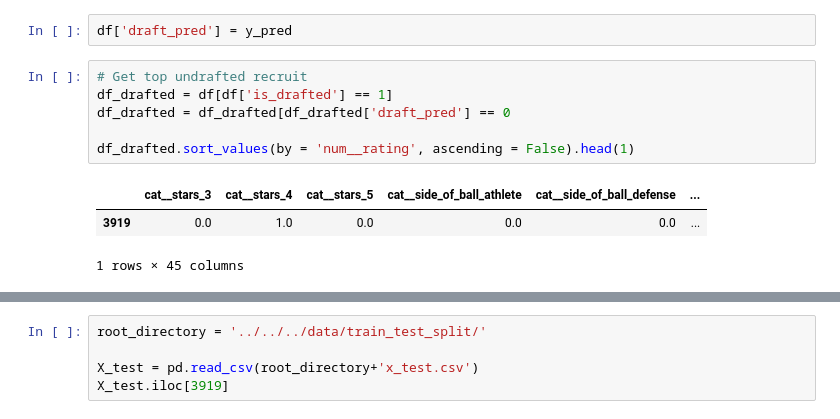
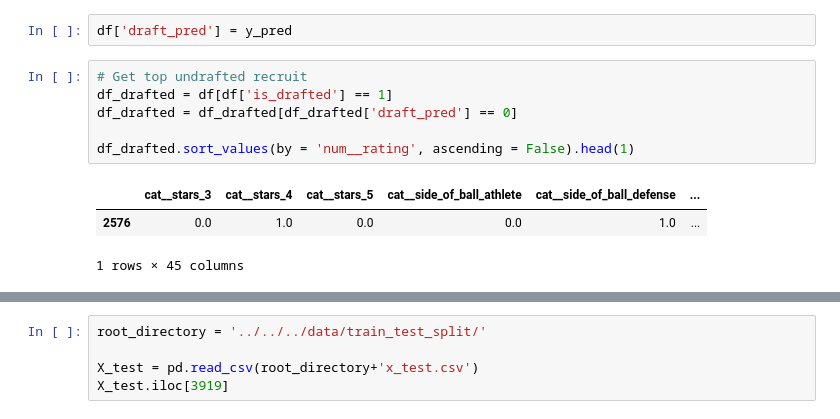
Before and after one commit to chrismca13/CFB_draft_propensity, a Jupyter notebook: notebooks/SupervisedLearning/RandomForest/Failure_Analysis.ipynb, the cells around one changed output, grey strips where cells are left out. Cells and saved outputs as stored; diff of their text form.

```diff
--- a/notebooks/SupervisedLearning/RandomForest/Failure_Analysis.ipynb
+++ b/notebooks/SupervisedLearning/RandomForest/Failure_Analysis.ipynb
@@ -82,12 +82,12 @@ df['draft_pred'] = y_pred
 # %%
 # Get top undrafted recruit
 df_drafted = df[df['is_drafted'] == 1]
-df_drafted = df_drafted[df_drafted['draft_pred'] == 0
+df_drafted = df_drafted[df_drafted['draft_pred'] == 0]
 
 df_drafted.sort_values(by = 'num__rating', ascending = False).head(1)
 # %% [output]
 |  | cat__stars_3 | cat__stars_4 | cat__stars_5 | cat__side_of_ball_athlete | cat__side_of_ball_defense | ... |
-| 3919 | 0.0 | 1.0 | 0.0 | 0.0 | 0.0 | ... |
+| 2576 | 0.0 | 1.0 | 0.0 | 0.0 | 1.0 | ... |
 1 rows × 45 columns
 # %%
 i = 3919
```
Also changed, not shown: parts of 3 cells of this notebook.
